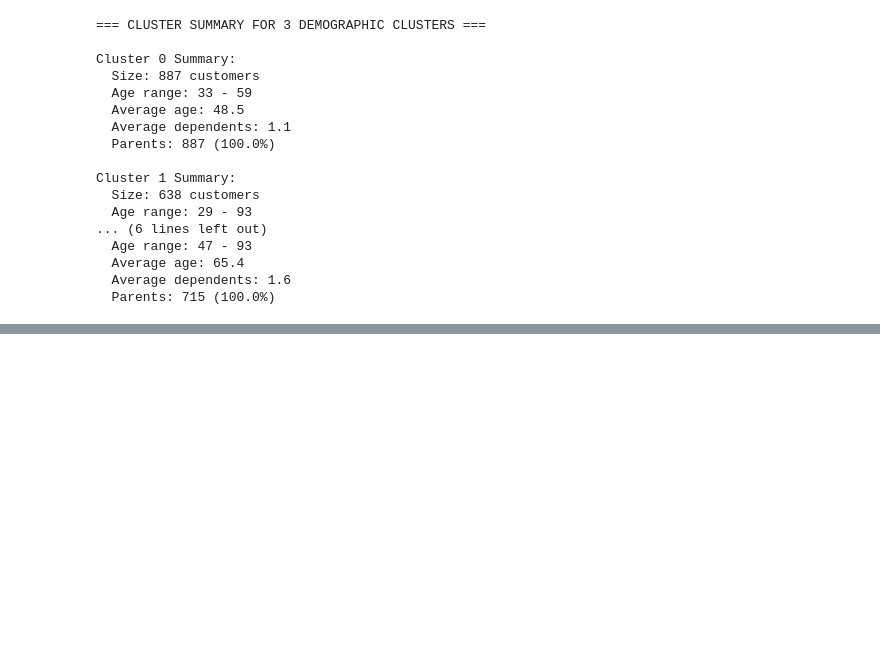
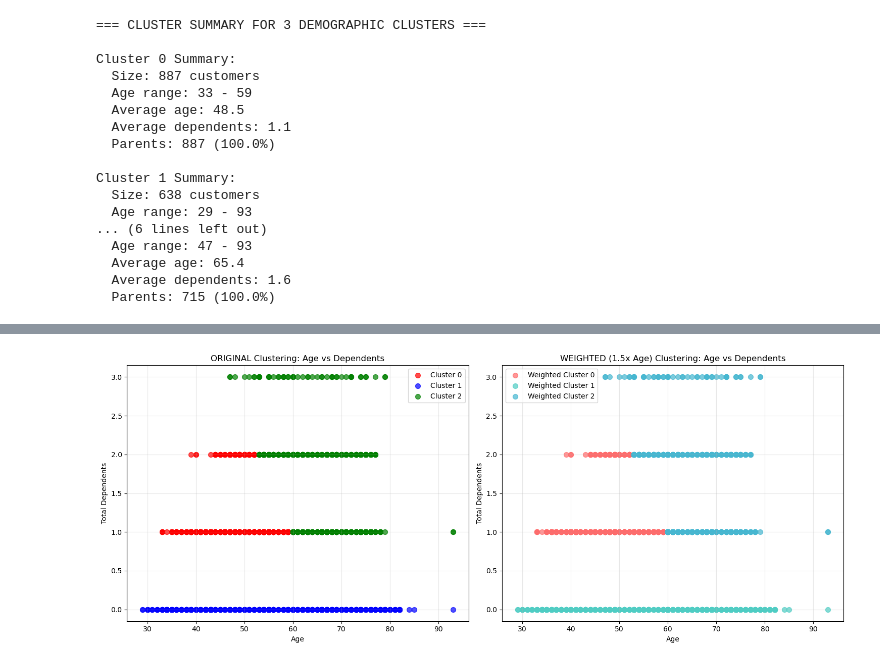
Before and after one commit to martinaainembabazi/GROUP-D-DATA-SCIENCE-PROJECT-ON-CUSTOMER-SEGMENTATION, a Jupyter notebook: demographicbased-clusters.ipynb, the cells around one changed output, grey strips where cells are left out. Saved outputs shown, nothing was run; the diff lists cells and outputs as text; code cells hidden in the pictures; blank space fills up the shorter version.

```diff
--- a/demographicbased-clusters.ipynb
+++ b/demographicbased-clusters.ipynb
@@ -262,3 +262,91 @@ Cluster 1 Summary:
   Average age: 65.4
   Average dependents: 1.6
   Parents: 715 (100.0%)
+# %%
+# IMPROVED CLUSTERING WITH 1.5x AGE WEIGHT
+print("=== IMPROVED CLUSTERING WITH 1.5x AGE WEIGHT ===")
+
+# Create weighted features (1.5x age weight as requested)
+X_demo_weighted = X_demo.copy()
+X_demo_weighted['Age'] = X_demo_weighted['Age'] * 1.5  # 1.5x weight for age
+
+print("Feature weights applied:")
+print("  Age: 1.5x (moderate age focus)")
+print("  Total_Dependents: 1.0x (normal)")
+print("  Is_Parent: 1.0x (normal)")
+
+# Scale the weighted features
+scaler_weighted = StandardScaler()
+X_demo_scaled_weighted = scaler_weighted.fit_transform(X_demo_weighted)
+
+# Apply K-means with weighted age
+kmeans_weighted = KMeans(n_clusters=3, random_state=42, n_init=20)
+df['Weighted_Demographics_Cluster'] = kmeans_weighted.fit_predict(X_demo_scaled_weighted)
+
+print("\n=== WEIGHTED CLUSTERING RESULTS ===")
+
+for cluster in sorted(df['Weighted_Demographics_Cluster'].unique()):
+    cluster_data = df[df['Weighted_Demographics_Cluster'] == cluster]
+    print(f"\nWeighted Cluster {cluster}:")
+    print(f"  Customer Count: {len(cluster_data)} ({len(cluster_data)/len(df)*100:.1f}%)")
+    print(f"  Average Age: {cluster_data['Age'].mean():.1f}")
+    print(f"  Age Range: {cluster_data['Age'].min():.0f} - {cluster_data['Age'].max():.0f}")
+    print(f"  Age Std Dev: {cluster_data['Age'].std():.1f}")
+    print(f"  Average Dependents: {cluster_data['Total_Dependents'].mean():.1f}")
+    print(f"  % Parents: {(cluster_data['Is_Parent'] == 1).mean()*100:.1f}%")
+
+# Compare original vs weighted clustering
+print("\n=== COMPARISON: ORIGINAL vs WEIGHTED (1.5x Age) ===")
+
+fig, axes = plt.subplots(1, 2, figsize=(15, 6))
+
+# Original clustering
+colors = ['red', 'blue', 'green']
+for i in range(3):
+    cluster_data = df[df['Demographics_Cluster'] == i]
+    axes[0].scatter(cluster_data['Age'], cluster_data['Total_Dependents'],
+                   c=colors[i], label=f'Cluster {i}', alpha=0.7, s=50)
+
+axes[0].set_xlabel('Age')
+axes[0].set_ylabel('Total Dependents')
+axes[0].set_title('ORIGINAL Clustering: Age vs Dependents')
+axes[0].legend()
+axes[0].grid(True, alpha=0.3)
+
+# Weighted clustering
+colors_new = ['#ff6b6b', '#4ecdc4', '#45b7d1']
+for i in range(3):
+    cluster_data = df[df['Weighted_Demographics_Cluster'] == i]
+    axes[1].scatter(cluster_data['Age'], cluster_data['Total_Dependents'],
+                   c=colors_new[i], label=f'Weighted Cluster {i}', alpha=0.7, s=50)
+
+axes[1].set_xlabel('Age')
+axes[1].set_ylabel('Total Dependents')
+axes[1].set_title('WEIGHTED (1.5x Age) Clustering: Age vs Dependents')
+axes[1].legend()
+axes[1].grid(True, alpha=0.3)
+
+plt.tight_layout()
+plt.show()
+
+# Age separation quality check
+print("\n=== AGE SEPARATION IMPROVEMENT ===")
+
+methods = [
+    ('Original K-means', 'Demographics_Cluster'),
+    ('Weighted K-means (1.5x Age)', 'Weighted_Demographics_Cluster')
+]
+
+for method_name, cluster_col in methods:
+    print(f"\n{method_name}:")
+    for cluster in sorted(df[cluster_col].unique()):
+        cluster_data = df[df[cluster_col] == cluster]
+        age_min = cluster_data['Age'].min()
+        age_max = cluster_data['Age'].max()
+        age_mean = cluster_data['Age'].mean()
+        print(f"  Cluster {cluster}: {age_min:.0f}-{age_max:.0f} years (avg: {age_mean:.1f}, span: {age_max-age_min:.0f})")
+
+print("\n✅ The 1.5x age weight should give you better age-based distinction!")
+print("✅ You'll see more diagonal patterns instead of just horizontal lines")
+print("✅ Clusters will be more spread across different age ranges")
+# %% [output]
@@ -264,0 +370 @@ Cluster 1 Summary:
+[figure, added]
```
Also changed, not shown: parts of 1 cell of this notebook.
